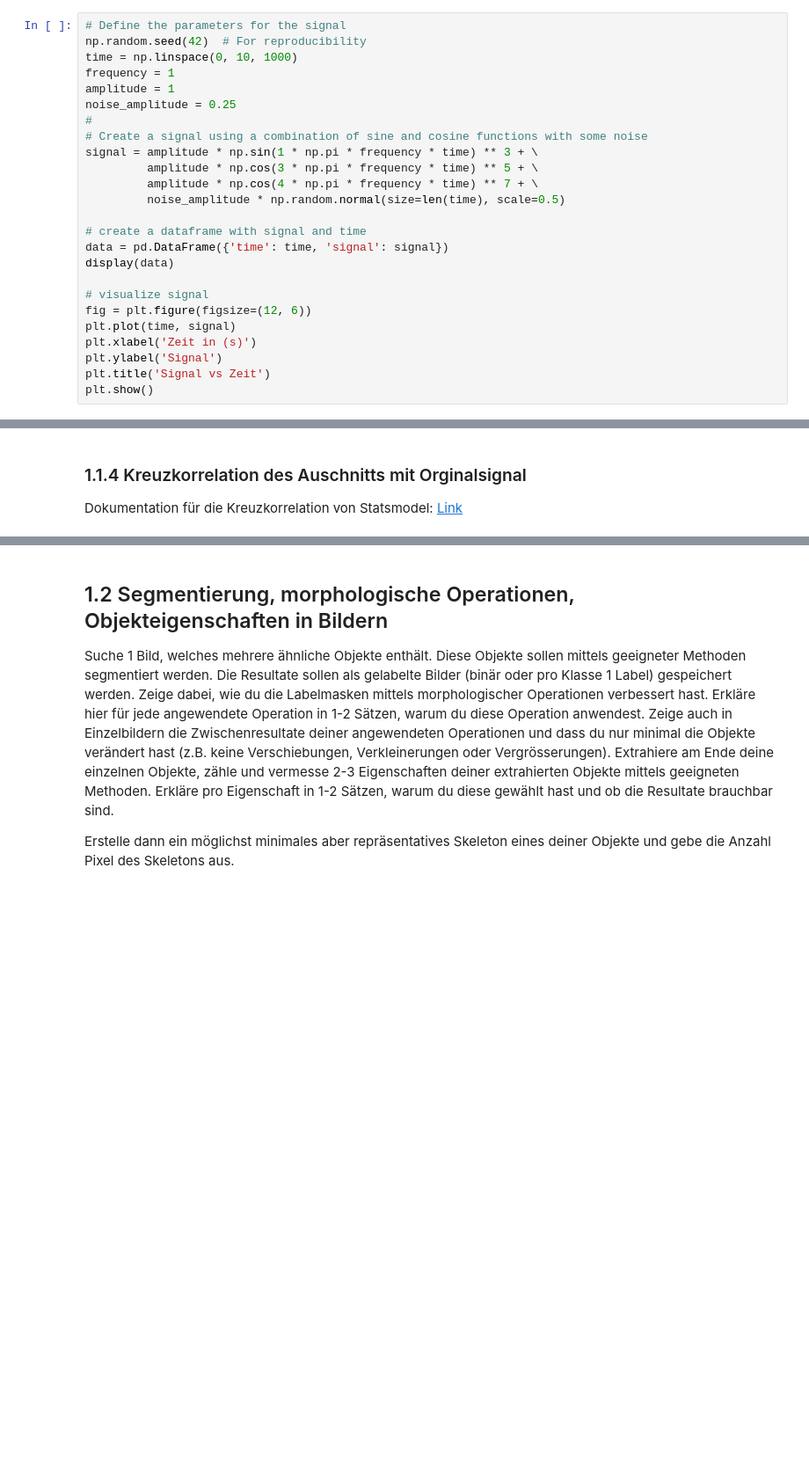
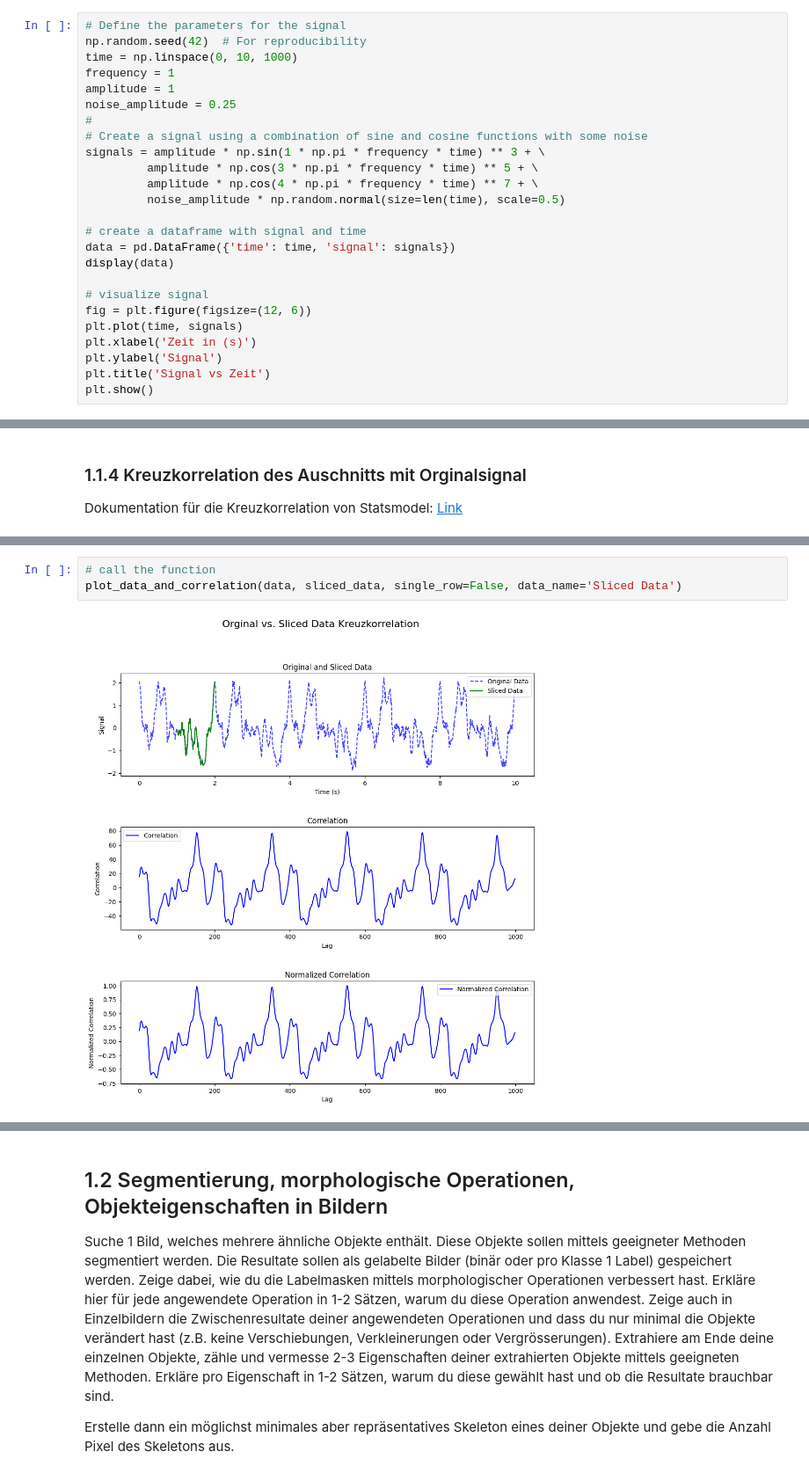
Before and after one commit to 7ben18/fhnw-gbsv-Grundlagen-der-Bild-und-Signalverarbeitung, a Jupyter notebook: mini-challenge2/notebook/gbsv-mc2-ben.ipynb, the cells around one changed output, grey strips where cells are left out. Shown at 88% size. Saved outputs shown, nothing was run; the diff lists cells and outputs as text; blank space fills up the shorter version.

```diff
--- a/mini-challenge2/notebook/gbsv-mc2-ben.ipynb
+++ b/mini-challenge2/notebook/gbsv-mc2-ben.ipynb
@@ -64,18 +69,18 @@ amplitude = 1
 noise_amplitude = 0.25
 #
 # Create a signal using a combination of sine and cosine functions with some noise
-signal = amplitude * np.sin(1 * np.pi * frequency * time) ** 3 + \
+signals = amplitude * np.sin(1 * np.pi * frequency * time) ** 3 + \
          amplitude * np.cos(3 * np.pi * frequency * time) ** 5 + \
          amplitude * np.cos(4 * np.pi * frequency * time) ** 7 + \
          noise_amplitude * np.random.normal(size=len(time), scale=0.5)
 
 # create a dataframe with signal and time
-data = pd.DataFrame({'time': time, 'signal': signal})
+data = pd.DataFrame({'time': time, 'signal': signals})
 display(data)
 
 # visualize signal
 fig = plt.figure(figsize=(12, 6))
-plt.plot(time, signal)
+plt.plot(time, signals)
 plt.xlabel('Zeit in (s)')
 plt.ylabel('Signal')
 plt.title('Signal vs Zeit')
@@ -260,0 +260,5 @@ plt.show()
+# %%
+# call the function
+plot_data_and_correlation(data, sliced_data, single_row=False, data_name='Sliced Data')
+# %% [output]
+[figure, added]
```
Also changed, not shown: parts of 28 cells of this notebook.
